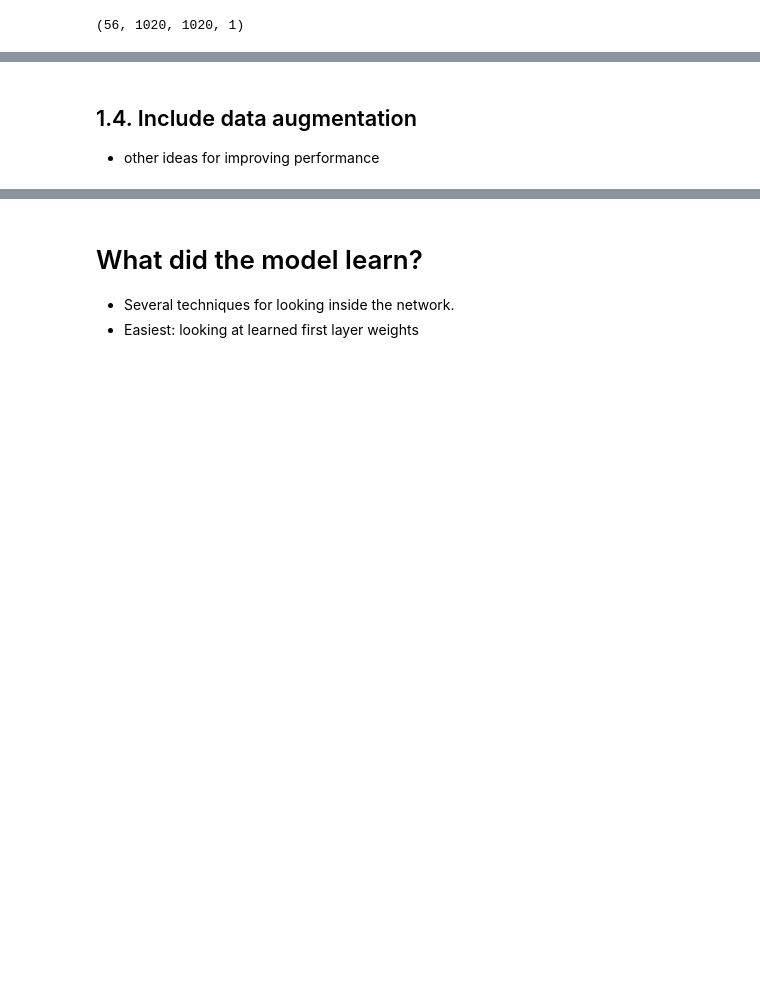
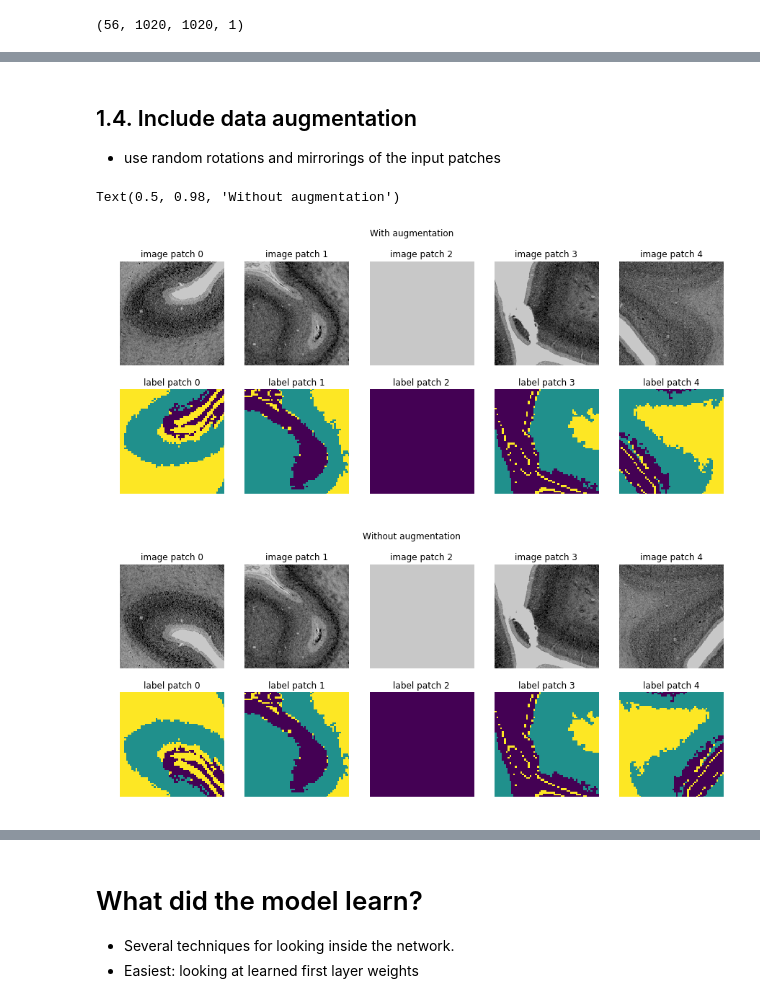
Before and after one commit to hspitzer/histo-seg, a Jupyter notebook: tutorial-segmentation.ipynb, the cells around one changed output, grey strips where cells are left out. Cells and saved outputs as stored; diff of their text form; code cells hidden in the pictures; blank space fills up the shorter version.

```diff
--- a/tutorial-segmentation.ipynb
+++ b/tutorial-segmentation.ipynb
@@ -541,4 +538,28 @@ for i,ax in enumerate(axes.T.flatten()):
 # %% [markdown]
 ## 1.4. Include data augmentation
 
-- other ideas for improving performance
+- use random rotations and mirrorings of the input patches
+# %%
+# create generator for batches that centers mean and std deviation of training data and that uses data augmentation
+datagen_aug = ImageDataGenerator(featurewise_center=True, featurewise_std_normalization=True, horizontal_flip=True, vertical_flip=True)
+datagen_aug.fit(X_train)
+# another generator for the labels which should also be flipped accordingly
+datagen_aug_labels = ImageDataGenerator(horizontal_flip=True, vertical_flip=True)
+# %%
+seed = 100
+# visualize augmented patches
+xs = datagen_aug.flow(X_train, batch_size=5, seed=seed).next()
+ys = datagen_aug_labels.flow(Y_train, batch_size=5, seed=seed).next()
+
+fig = plot_dataset(xs, ys, vmin=-2, vmax=2)
+fig.suptitle('With augmentation')
+
+# visualize original patches for comparison
+xs, ys = datagen.flow(X_train, Y_train, batch_size=5, seed=seed).next()
+
+fig = plot_dataset(xs, ys, vmin=-2, vmax=2)
+fig.suptitle('Without augmentation')
+# %% [output]
+Text(0.5, 0.98, 'Without augmentation')
+[figure, added]
+[figure, added]
```
Also changed, not shown: parts of 34 cells of this notebook, 1 other file.
